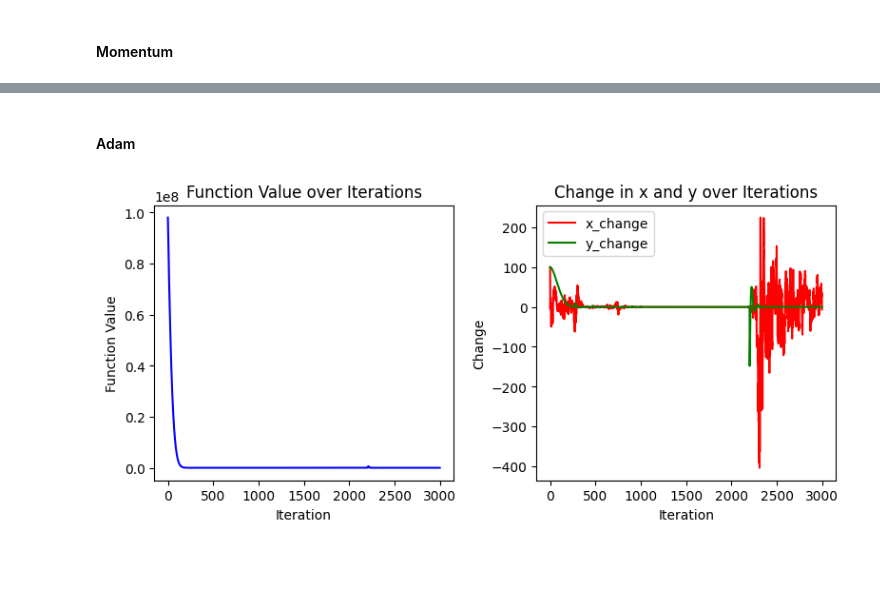
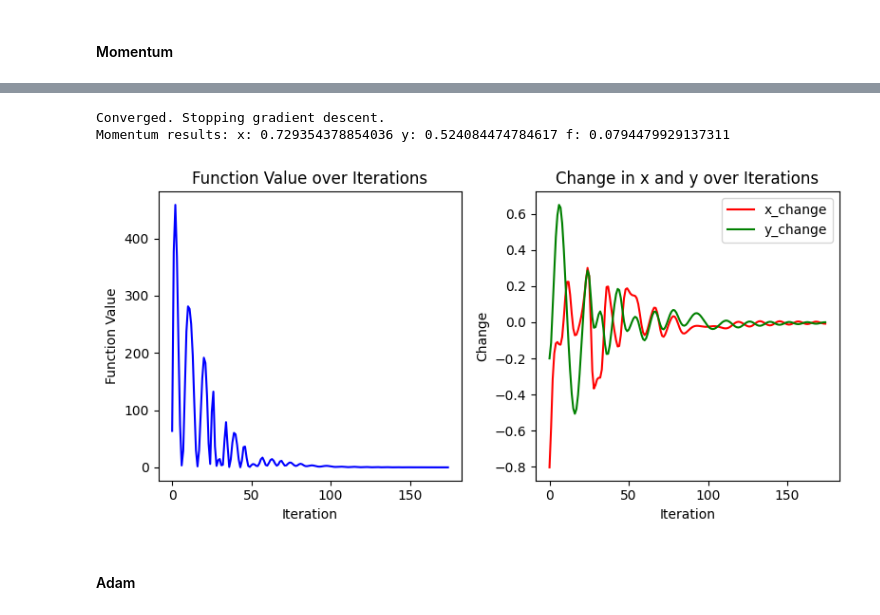
Before and after one commit to THECODEDEMOGORGON/mlt_homeworks, a Jupyter notebook: hw_2(task3).ipynb, the cells around one changed output, grey strips where cells are left out. Cells and saved outputs as stored; diff of their text form; code cells hidden in the pictures; blank space fills up the shorter version.

```diff
--- a/hw_2(task3).ipynb
+++ b/hw_2(task3).ipynb
@@ -168,6 +231,11 @@ plot_optimization_results(momentum_history, momentum_change_history)
+# %%
+mom_x, mom_y, momentum_history, momentum_change_history = gradient_descent_momentum(f, initial_x, initial_y, der_x, der_y,
+                                                                                    beta=0.95, learning_rate=0.01)
+print('Momentum results:', 'x:', mom_x[-1], 'y:', mom_y[-1], 'f:', momentum_history[-1])
+plot_optimization_results(momentum_history, momentum_change_history)
+# %% [output]
+Converged. Stopping gradient descent.
+Momentum results: x: 0.729354378854036 y: 0.524084474784617 f: 0.0794479929137311
+[figure, added]
 # %% [markdown]
 #### Adam
-# %%
-plot_optimization_results(adam_history, adam_change_history)
-# %% [output]
-[figure, removed]
```
Also changed, not shown: parts of 19 cells of this notebook.
